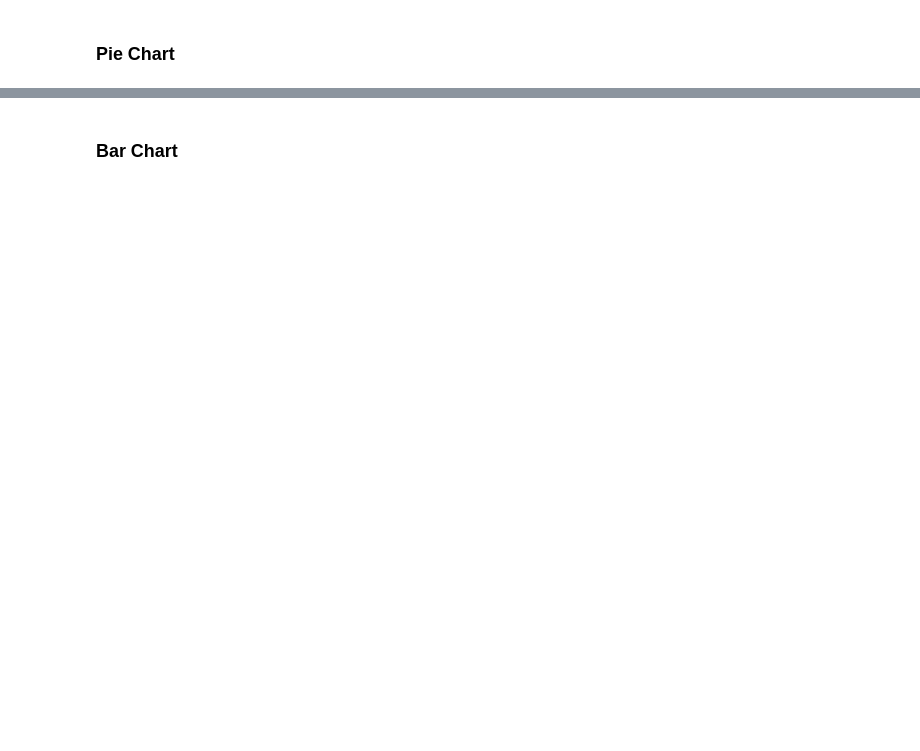
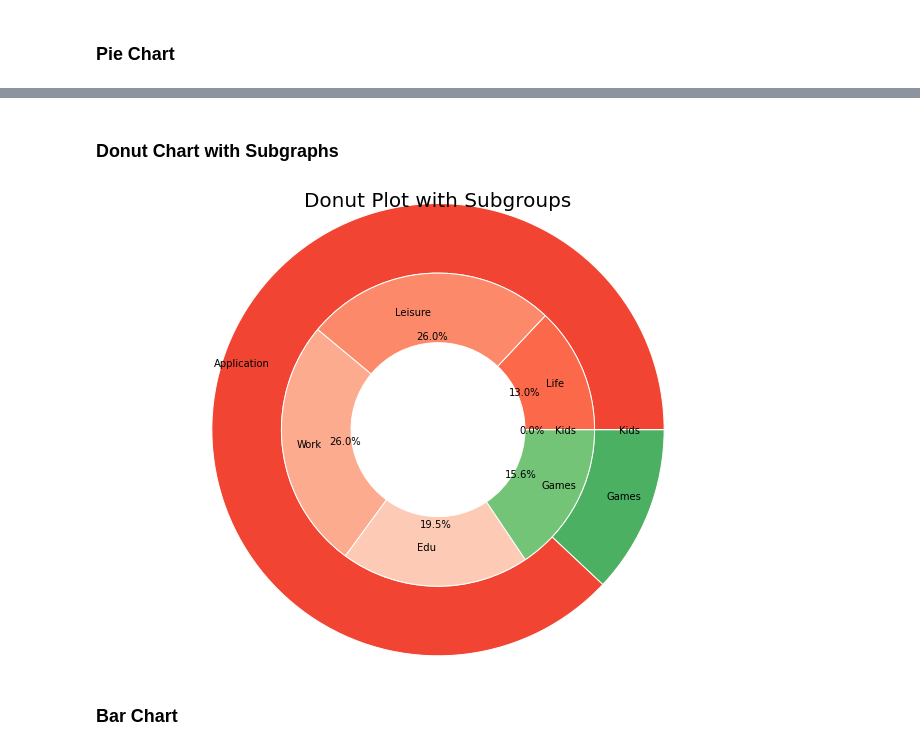
Before and after one commit to creamcheesesteak/Project_EasterEgg, a Jupyter notebook: visualization_matplotlib.ipynb, the cells around one changed output, grey strips where cells are left out. Saved outputs shown, nothing was run; the diff lists cells and outputs as text; code cells hidden in the pictures; blank space fills up the shorter version.

```diff
--- a/visualization_matplotlib.ipynb
+++ b/visualization_matplotlib.ipynb
@@ -73,0 +74,2 @@ plt.show()
+# %% [markdown]
+### Donut Chart with Subgraphs
@@ -74,3 +116,53 @@ plt.show()
+# %%
+ # info. of groups
+
+group_names = ['Application', 'Games', 'Kids']
+group_sizes = [Application, Games, Kids]
+
+# info. of subgroups
+subgroup_names = ['Life', 'Leisure', 'Work', 'Edu', 'Games', 'Kids']
+subgroup_sizes = [10, 20, 20, 15, Games, Kids]
+
+# colors
+a, b, c = [plt.cm.Reds, plt.cm.Greens, plt.cm.Blues]
+
+# width
+width_num = 0.4
+# %%
+# Outside Ring
+
+fig, ax = plt.subplots()
+ax.axis('equal')
+pie_outside, _ = ax.pie(group_sizes,
+                        radius=1.3,
+                        labels=group_names,
+                        labeldistance=0.8,
+                        colors=[a(0.6), b(0.6), c(0.6)])
+
+plt.setp(pie_outside,
+         width=width_num,
+         edgecolor='white')
+
+# Inside Ring
+
+pie_inside, plt_labels, junk = \
+    ax.pie(subgroup_sizes,
+           radius=(1.3 - width_num),
+           labels=subgroup_names,
+           labeldistance=0.75,
+           autopct='%1.1f%%',
+           colors=[a(0.5), a(0.4), a(0.3), a(0.2),
+                   b(0.5),
+                   c(0.5)])
+
+plt.setp(pie_inside,
+         width=width_num,
+         edgecolor='white')
+
+plt.title('Donut Plot with Subgroups', fontsize=20)
+plt.show()
+# %% [output]
+[figure, added]
 # %% [markdown]
 ### Bar Chart
 # %%
```
Also changed, not shown: parts of 18 cells of this notebook.
